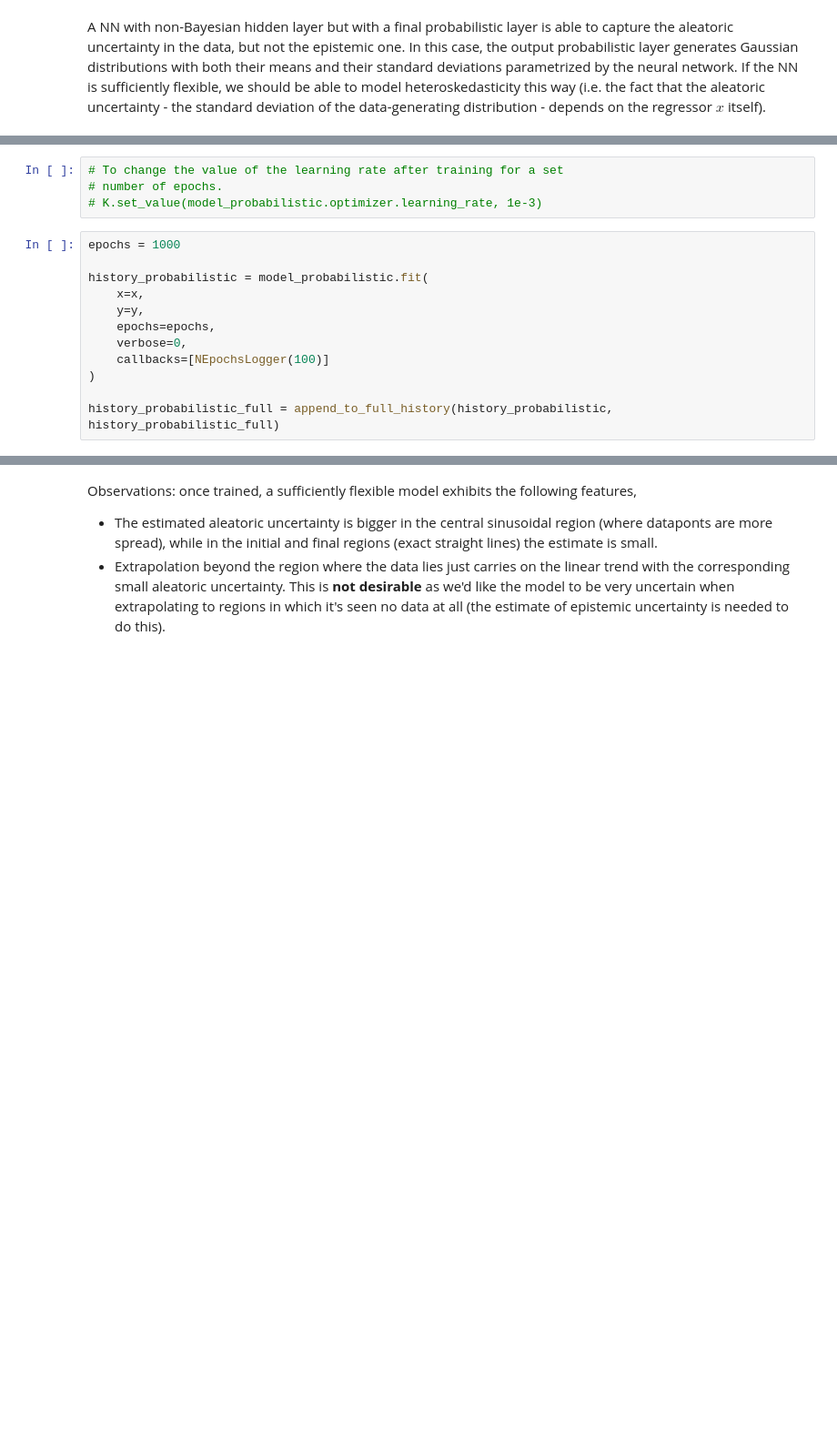
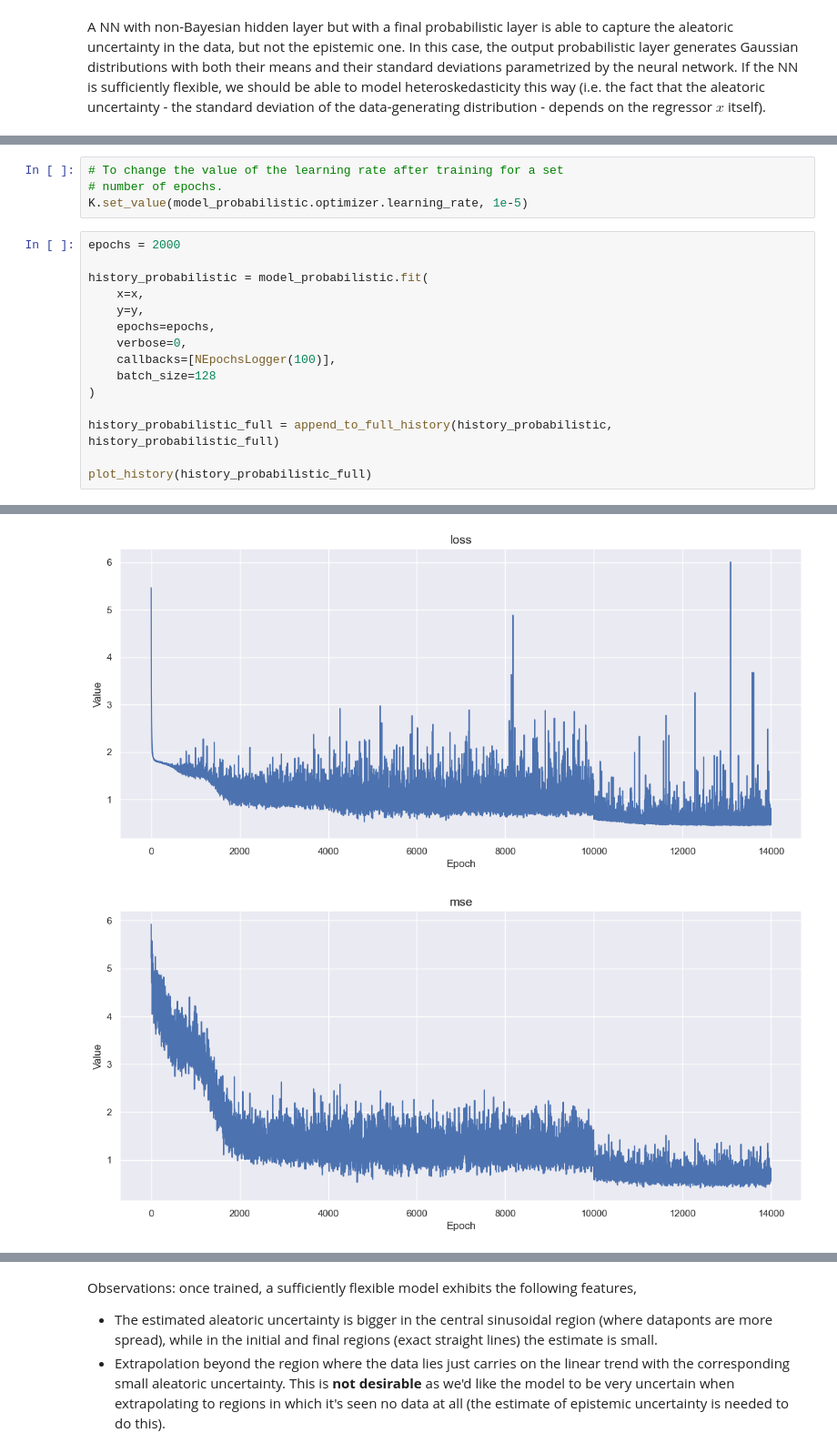
Before and after one commit to emanuele-moscato/bayesian-explorations, a Jupyter notebook: notebooks/regression_techniques_review.ipynb, the cells around one changed output, grey strips where cells are left out. Shown at 91% size. Cells and saved outputs as stored; diff of their text form; blank space fills up the shorter version.

```diff
--- a/notebooks/regression_techniques_review.ipynb
+++ b/notebooks/regression_techniques_review.ipynb
@@ -145,17 +146,20 @@ _________________________________________________________________
 # %%
 # To change the value of the learning rate after training for a set
 # number of epochs.
-# K.set_value(model_probabilistic.optimizer.learning_rate, 1e-3)
+K.set_value(model_probabilistic.optimizer.learning_rate, 1e-5)
 # %%
-epochs = 1000
+epochs = 2000
 
 history_probabilistic = model_probabilistic.fit(
     x=x,
     y=y,
     epochs=epochs,
     verbose=0,
-    callbacks=[NEpochsLogger(100)]
+    callbacks=[NEpochsLogger(100)],
+    batch_size=128
 )
 
 history_probabilistic_full = append_to_full_history(history_probabilistic, history_probabilistic_full)
+
+plot_history(history_probabilistic_full)
 # %% [output]
@@ -171,0 +186,2 @@ Epoch: 900 - loss: 0.13460665941238403 - mse: 0.4313422441482544
+[figure, added]
+[figure, added]
```
Also changed, not shown: parts of 29 cells of this notebook, 2 other files.
